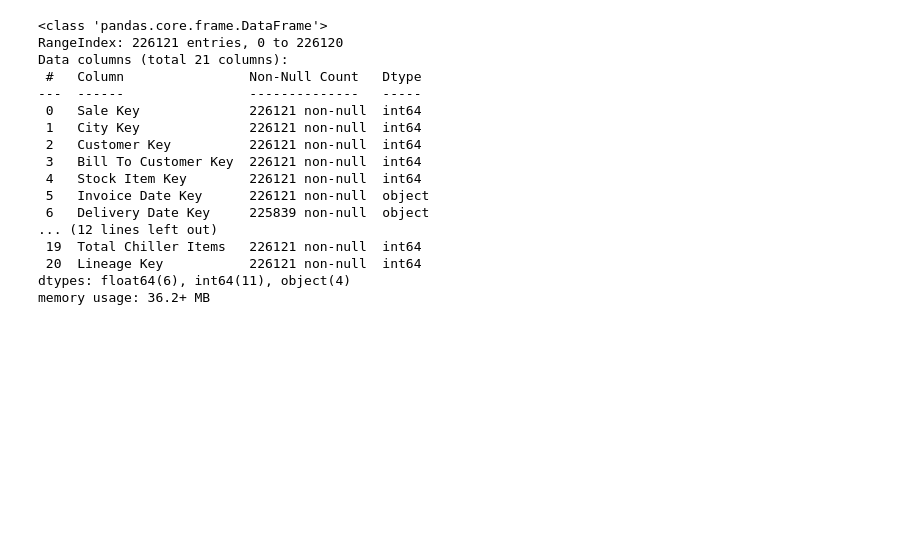
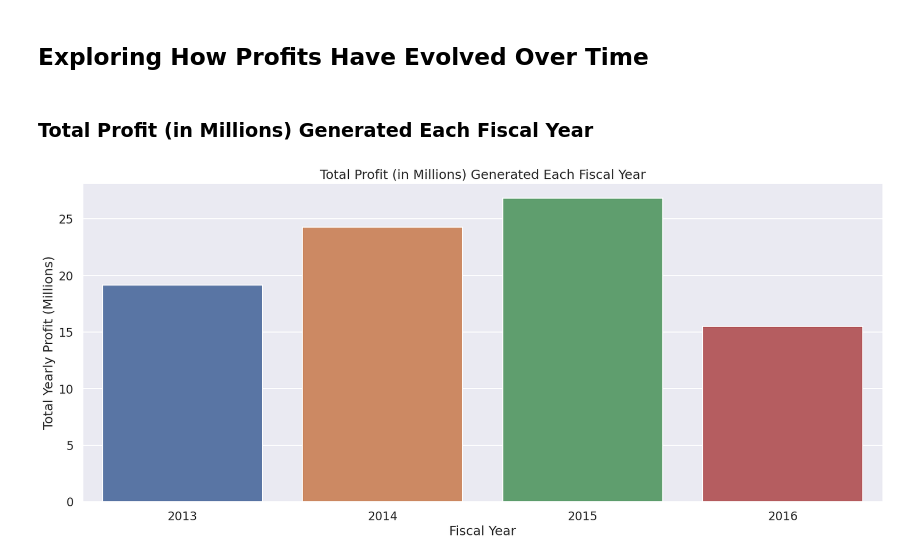
Before and after one commit to Max-FM/dataplatforms_project, a Jupyter notebook: analysis.ipynb, the cells around one changed output. Saved outputs shown, nothing was run; the diff lists cells and outputs as text; code cells hidden in the pictures; blank space fills up the shorter version.

Commit message:
Explore how profits have evolved over time

```diff
--- a/analysis.ipynb
+++ b/analysis.ipynb
@@ -1,4 +1,8 @@
 # %%
 import pandas as pd
+import numpy as np
+import matplotlib.pyplot as plt
+import seaborn as sns
 
 pd.set_option('display.max_columns', None)
+sns.set_theme(context='talk', style='darkgrid', palette='deep')
@@ -23,20 +9,44 @@ fact_df
-# %%
-fact_df.info()
-# %% [output]
-<class 'pandas.core.frame.DataFrame'>
-RangeIndex: 226121 entries, 0 to 226120
-Data columns (total 21 columns):
- #   Column                Non-Null Count   Dtype
----  ------                --------------   -----
- 0   Sale Key              226121 non-null  int64
- 1   City Key              226121 non-null  int64
- 2   Customer Key          226121 non-null  int64
- 3   Bill To Customer Key  226121 non-null  int64
- 4   Stock Item Key        226121 non-null  int64
- 5   Invoice Date Key      226121 non-null  object
- 6   Delivery Date Key     225839 non-null  object
-... (12 lines left out)
- 19  Total Chiller Items   226121 non-null  int64
- 20  Lineage Key           226121 non-null  int64
-dtypes: float64(6), int64(11), object(4)
-memory usage: 36.2+ MB
+# %% [markdown]
+## Exploring How Profits Have Evolved Over Time
+# %%
+# Read in the fact table and date dimension table.
+fact_table = pd.read_csv("data/preprocessed/fact.sale.csv")
+date_dimension = pd.read_csv("data/preprocessed/dim.date.csv")
+
+# Merge tables on invoice date.
+fact_date = fact_table.merge(date_dimension, left_on="Invoice Date Key", right_on="Date")
+
+# Create column calculating profit in millions.
+fact_date["Profit (Millions)"] = fact_date["Profit"] / 1e6
+
+# Calculate total profits by each month in the fiscal year.
+profits_by_month = fact_date.groupby(
+    ["Fiscal Year", "Month", "Fiscal Month Number"]
+    )[
+        ["Profit", "Profit (Millions)"]
+    ].sum().reset_index().sort_values(["Fiscal Month Number"])
+
+# Calculate total profits in each fiscal year.
+profits_by_year = fact_date.groupby(
+    "Fiscal Year"
+    )[
+        ["Profit", "Profit (Millions)"]
+    ].sum().reset_index().sort_values(["Fiscal Year"])
+# %% [markdown]
+### Total Profit (in Millions) Generated Each Fiscal Year
+# %%
+figure, ax = plt.subplots(
+    figsize=(20,8)
+)
+
+sns.barplot(
+    x="Fiscal Year",
+    y="Profit (Millions)",
+    data=profits_by_year,
+    ax=ax,
+)
+
+plt.ylabel("Total Yearly Profit (Millions)")
+plt.title("Total Profit (in Millions) Generated Each Fiscal Year");
+# %% [output]
+[figure, added]
```
Also changed, not shown: parts of 10 cells of this notebook.
